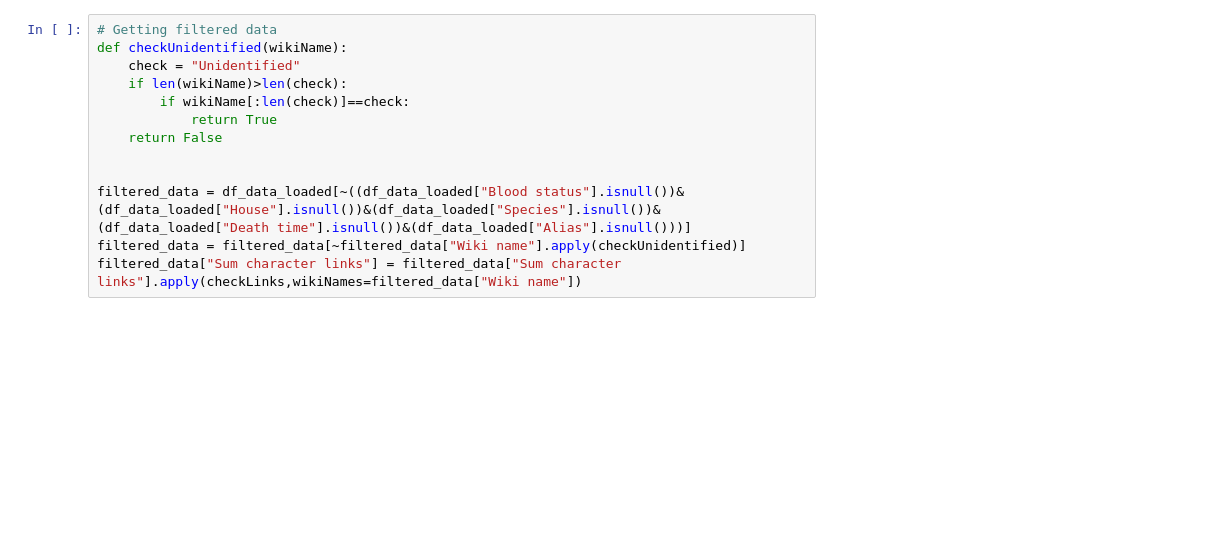
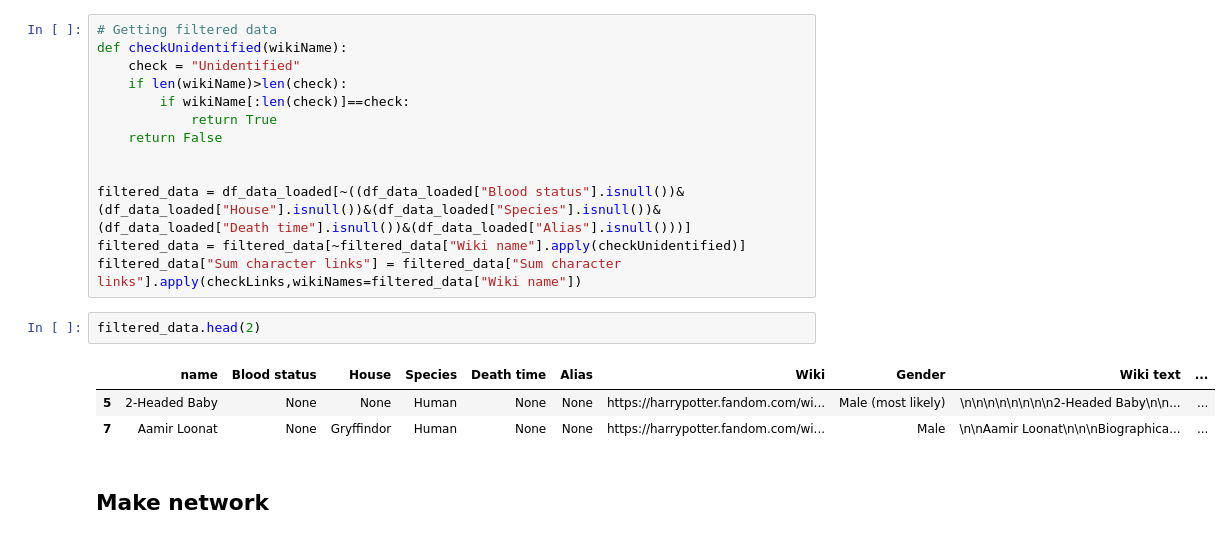
Before and after one commit to fridamariejoergensen/CSS_project, a Jupyter notebook: Explainer_Notebook.ipynb, the cells around one changed output. Drawn from its saved outputs; the diff is of its cells as text; blank space fills up the shorter version.

```diff
--- a/Explainer_Notebook.ipynb
+++ b/Explainer_Notebook.ipynb
@@ -227,3 +132,11 @@ def checkUnidentified(wikiName):
 filtered_data = df_data_loaded[~((df_data_loaded["Blood status"].isnull())&(df_data_loaded["House"].isnull())&(df_data_loaded["Species"].isnull())&(df_data_loaded["Death time"].isnull())&(df_data_loaded["Alias"].isnull()))]
 filtered_data = filtered_data[~filtered_data["Wiki name"].apply(checkUnidentified)]
 filtered_data["Sum character links"] = filtered_data["Sum character links"].apply(checkLinks,wikiNames=filtered_data["Wiki name"])
+# %%
+filtered_data.head(2)
+# %% [output]
+|  | name | Blood status | House | Species | Death time | Alias | Wiki | Gender | Wiki text | ... |
+| 5 | 2-Headed Baby | None | None | Human | None | None | https://harrypotter.fandom.com/wi... | Male (most likely) | \n\n\n\n\n\n\n\n2-Headed Baby\n\n... | ... |
+| 7 | Aamir Loonat | None | Gryffindor | Human | None | None | https://harrypotter.fandom.com/wi... | Male | \n\nAamir Loonat\n\n\nBiographica... | ... |
+# %% [markdown]
+## Make network
```
Also changed, not shown: parts of 30 cells of this notebook, 1 other file.
